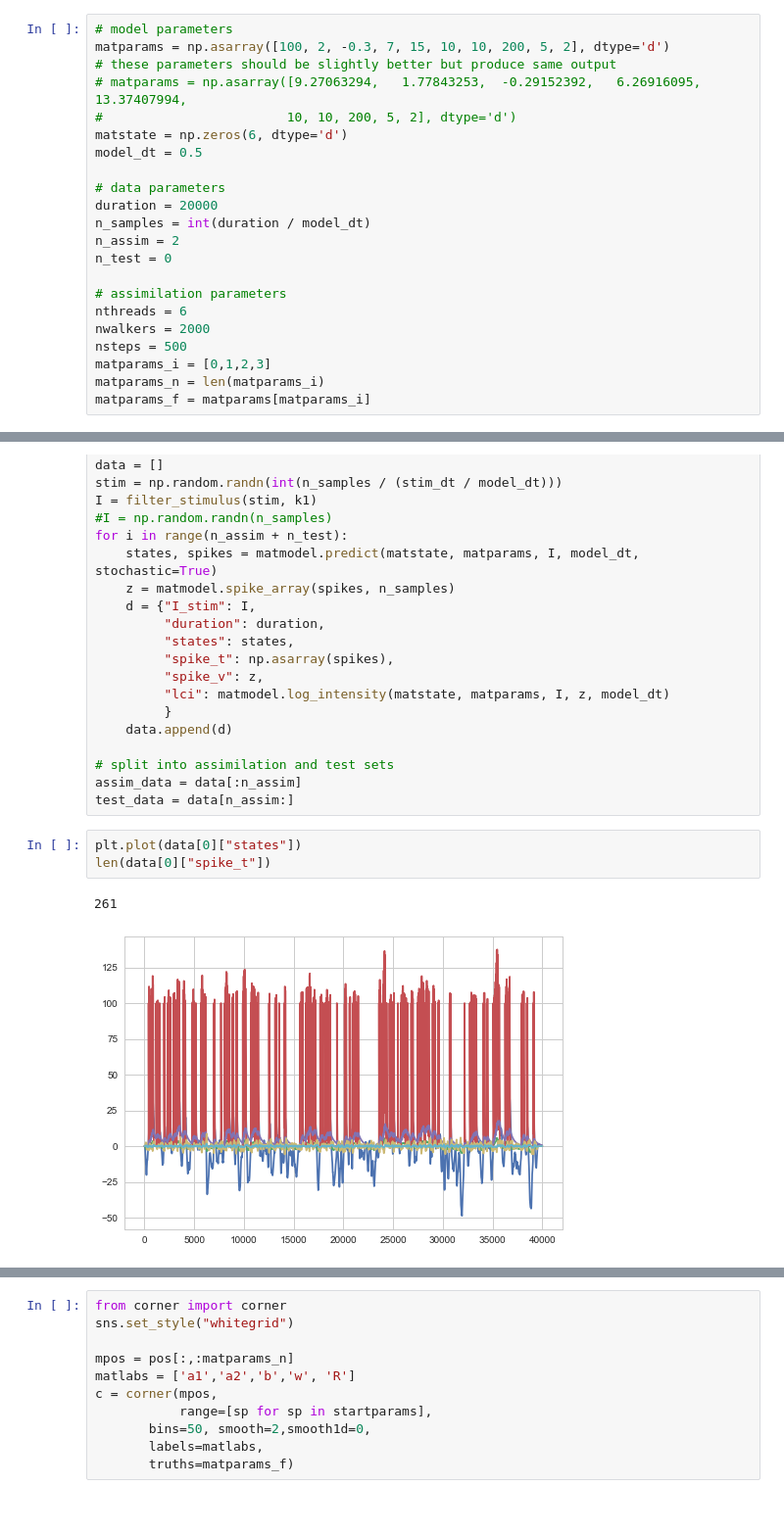
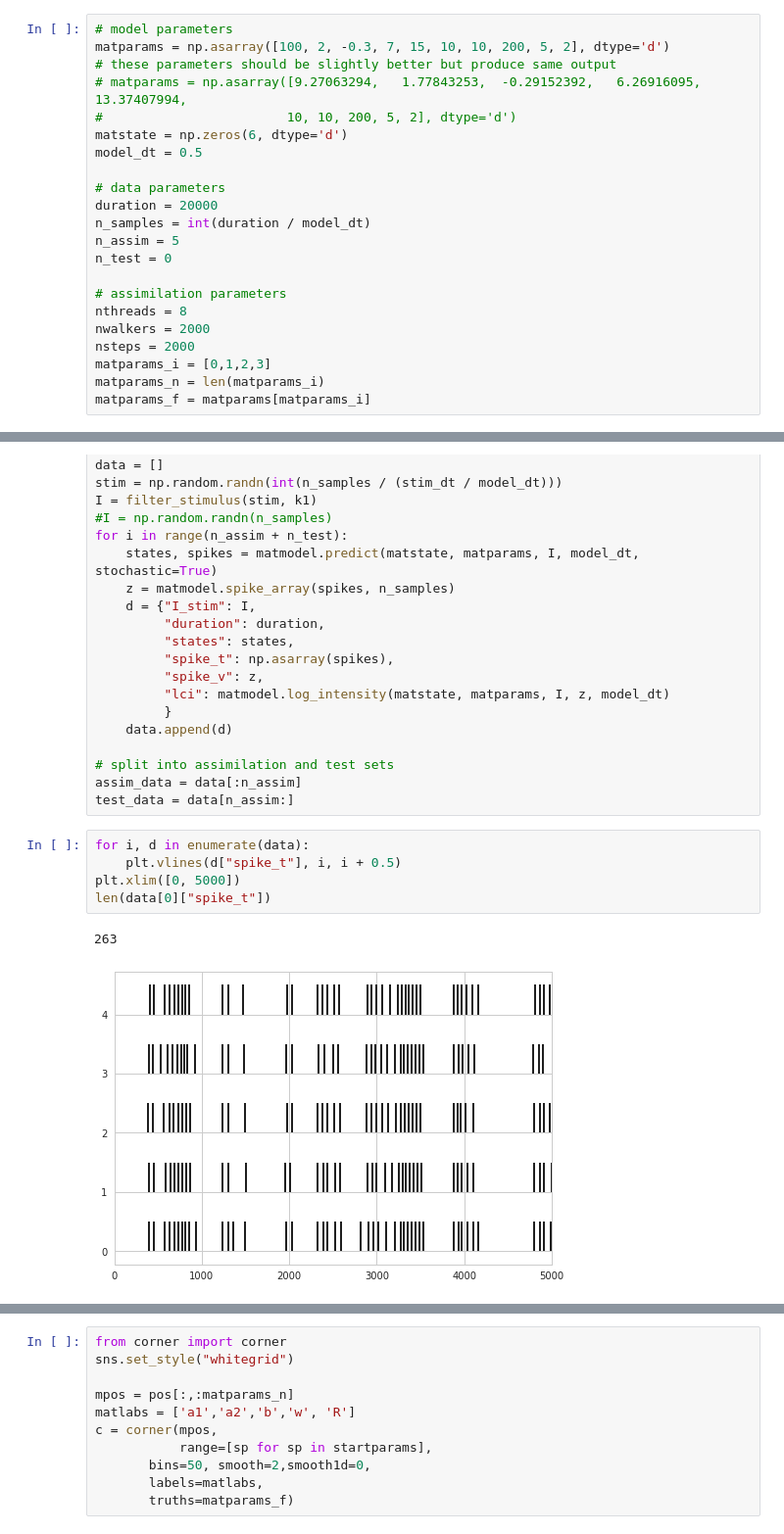
Before and after one commit to melizalab/dstrf, a Jupyter notebook: mat/matfiltmat.ipynb, the cells around one changed output, grey strips where cells are left out. Shown at 98% size. Cells and saved outputs as stored; diff of their text form; blank space fills up the shorter version.

```diff
--- a/mat/matfiltmat.ipynb
+++ b/mat/matfiltmat.ipynb
@@ -21,13 +21,13 @@ model_dt = 0.5
 # data parameters
 duration = 20000
 n_samples = int(duration / model_dt)
-n_assim = 2
+n_assim = 5
 n_test = 0
 
 # assimilation parameters
-nthreads = 6
+nthreads = 8
 nwalkers = 2000
-nsteps = 500
+nsteps = 2000
 matparams_i = [0,1,2,3]
 matparams_n = len(matparams_i)
 matparams_f = matparams[matparams_i]
@@ -69,12 +65,14 @@ for i in range(n_assim + n_test):
 # split into assimilation and test sets
 assim_data = data[:n_assim]
 test_data = data[n_assim:]
-# %%
-plt.plot(data[0]["states"])
-len(data[0]["spike_t"])
-# %% [output]
-261
-[figure, removed]
+# %%
+for i, d in enumerate(data):
+    plt.vlines(d["spike_t"], i, i + 0.5)
+plt.xlim([0, 5000])
+len(data[0]["spike_t"])
+# %% [output]
+263
+[figure, added]
 # %%
 # estimate parameters using emcee
 from neurofit import priors, costs, utils, startpos
```
Also changed, not shown: parts of 5 cells of this notebook.
